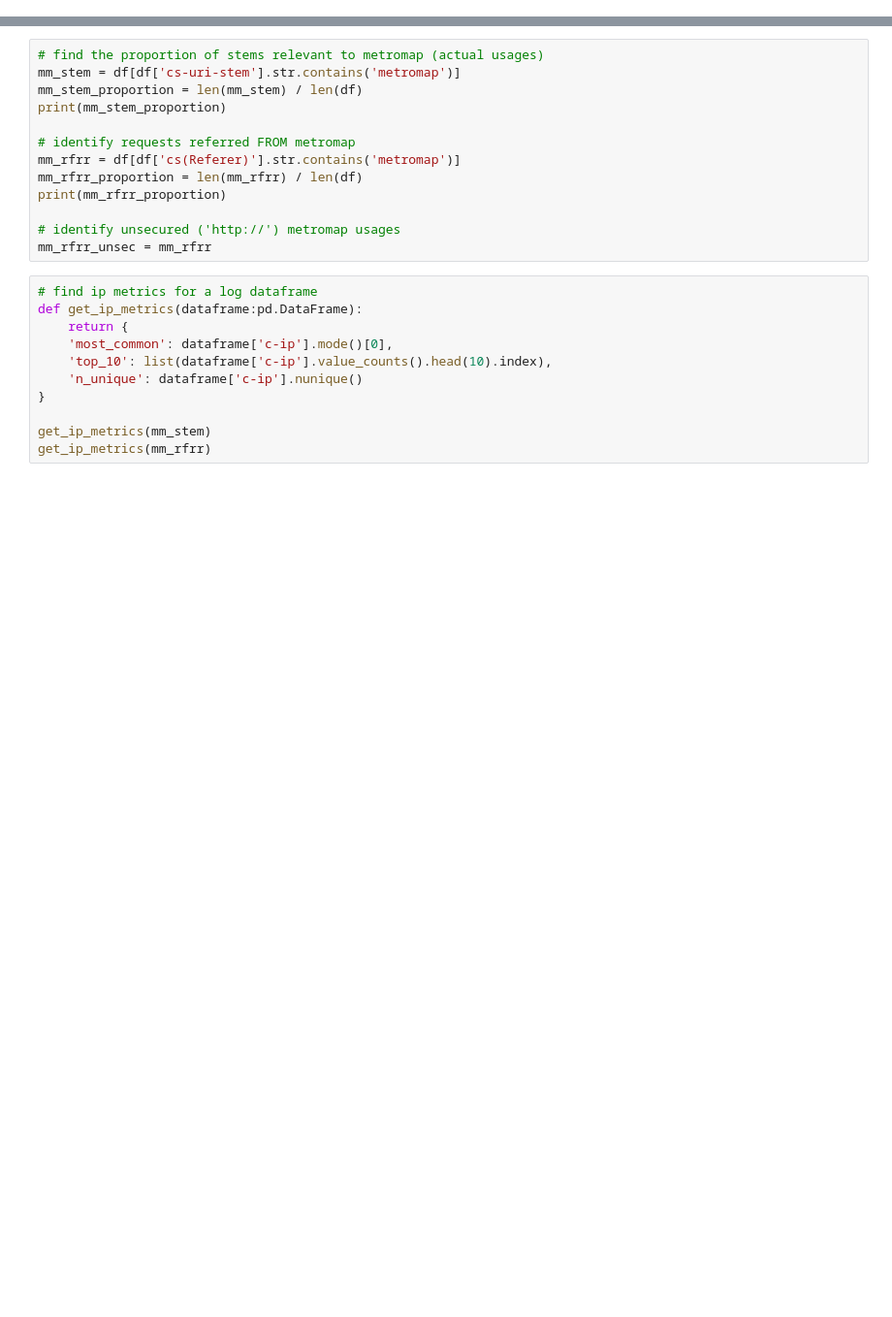
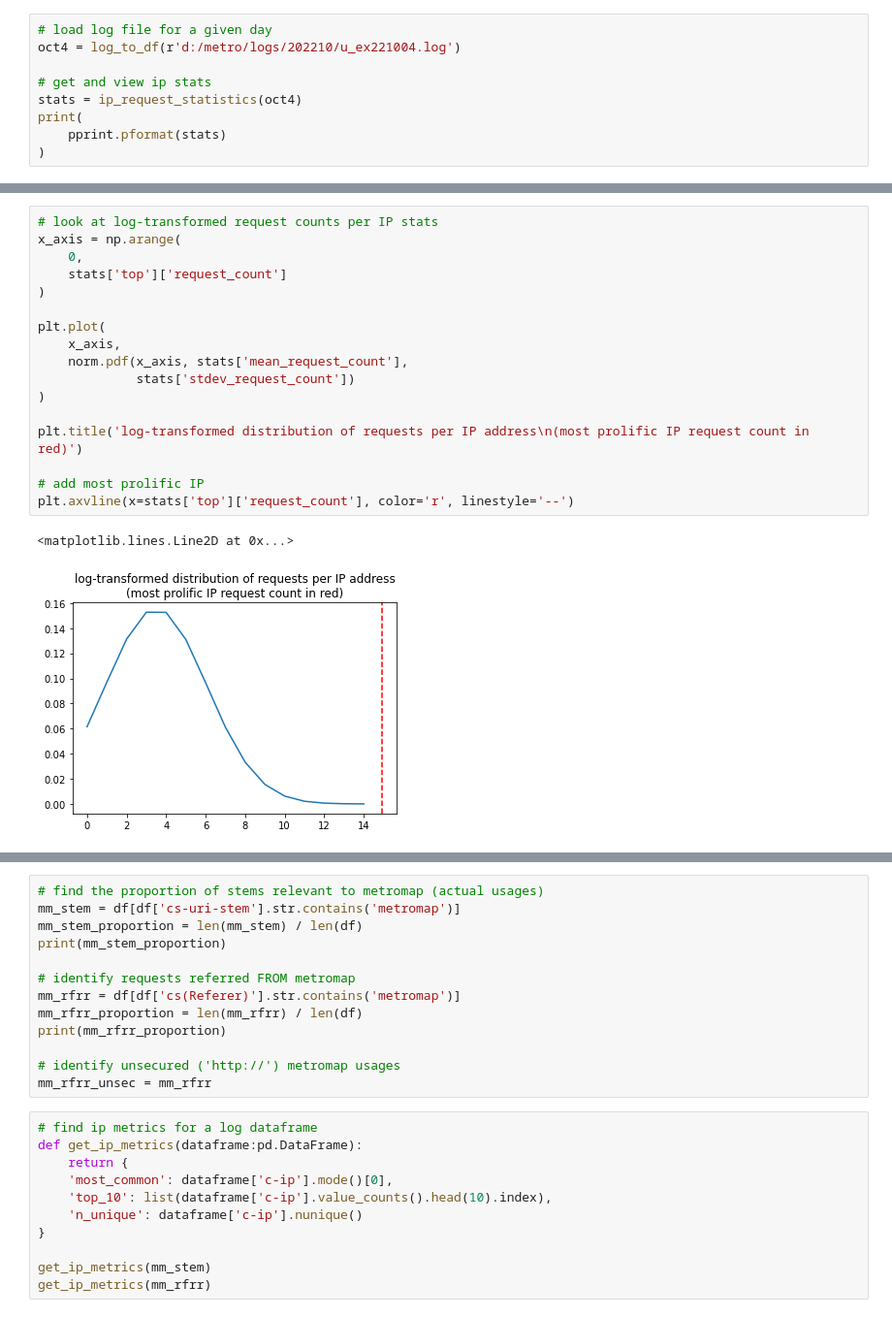
Before and after one commit to SamGartrell/IISW3C-parse-tools, a Jupyter notebook: parse.ipynb, the cells around one changed output, grey strips where cells are left out. Shown at 97% size. Cells and saved outputs as stored; diff of their text form; blank space fills up the shorter version.

```diff
--- a/parse.ipynb
+++ b/parse.ipynb
@@ -102,0 +125,9 @@ took 142.08548140525818 sec
+# %%
+# load log file for a given day
+oct4 = log_to_df(r'd:/metro/logs/202210/u_ex221004.log')
+
+# get and view ip stats
+stats = ip_request_statistics(oct4)
+print(
+    pprint.pformat(stats)
+)
@@ -102,0 +152,20 @@ took 142.08548140525818 sec
+# %%
+# look at log-transformed request counts per IP stats
+x_axis = np.arange(
+    0,
+    stats['top']['request_count']
+)
+
+plt.plot(
+    x_axis,
+    norm.pdf(x_axis, stats['mean_request_count'],
+             stats['stdev_request_count'])
+)
+
+plt.title('log-transformed distribution of requests per IP address\n(most prolific IP request count in red)')
+
+# add most prolific IP
+plt.axvline(x=stats['top']['request_count'], color='r', linestyle='--')
+# %% [output]
+<matplotlib.lines.Line2D at 0x...>
+[figure, added]
```
Also changed, not shown: parts of 11 cells of this notebook, 1 other file.
